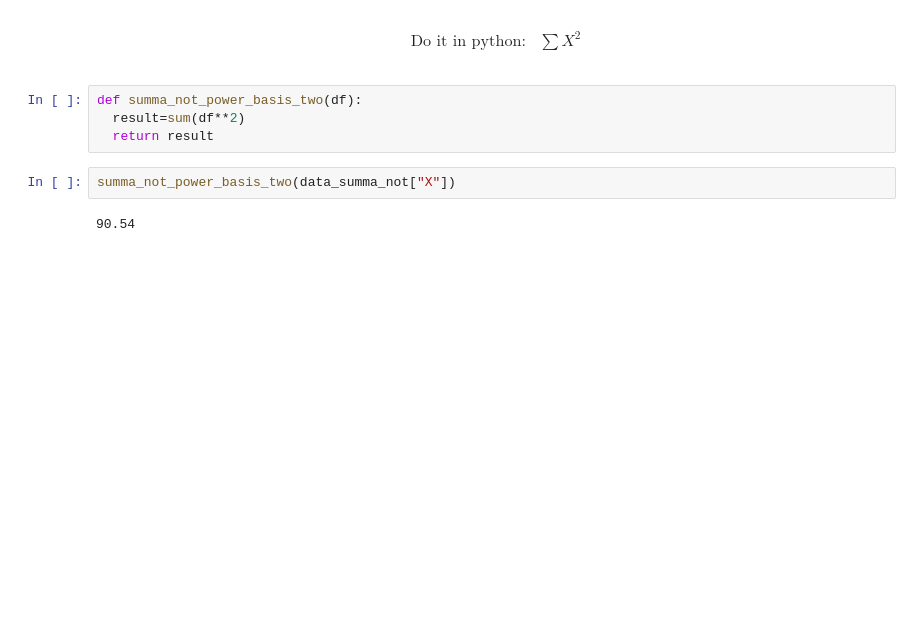
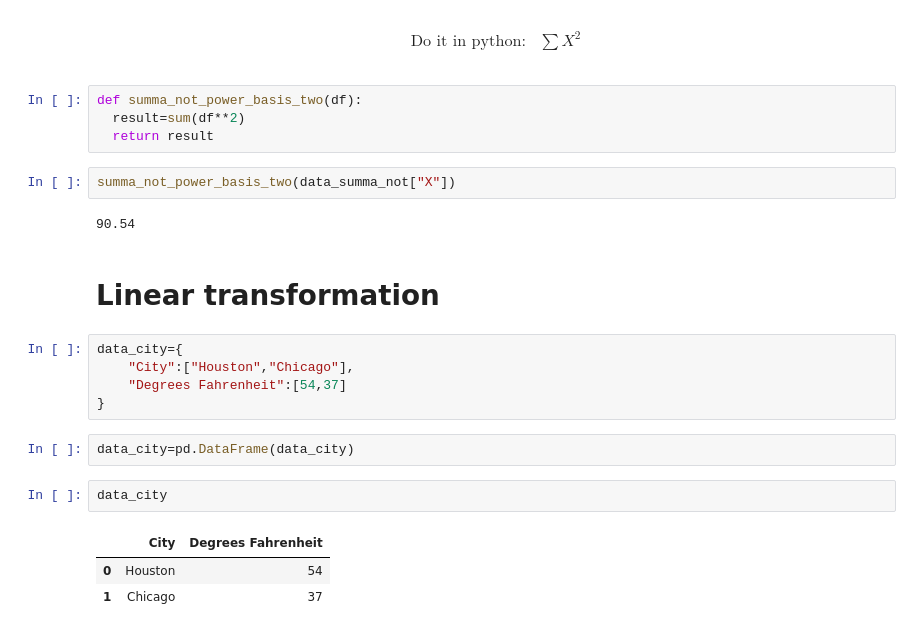
Before and after one commit to ackermanjayjay/walkhtrough-ai, a Jupyter notebook: Statistic/Statistic.ipynb, the cells around one changed output. Cells and saved outputs as stored; diff of their text form; blank space fills up the shorter version.

Commit message:
log and transformation

```diff
--- a/Statistic/Statistic.ipynb
+++ b/Statistic/Statistic.ipynb
@@ -92,3 +92,18 @@ def summa_not_power_basis_two(df):
 summa_not_power_basis_two(data_summa_not["X"])
 # %% [output]
 90.54
+# %% [markdown]
+# Linear transformation
+# %%
+data_city={
+    "City":["Houston","Chicago"],
+    "Degrees Fahrenheit":[54,37]
+}
+# %%
+data_city=pd.DataFrame(data_city)
+# %%
+data_city
+# %% [output]
+|  | City | Degrees Fahrenheit |
+| 0 | Houston | 54 |
+| 1 | Chicago | 37 |
```
Also changed, not shown: parts of 12 cells of this notebook.
